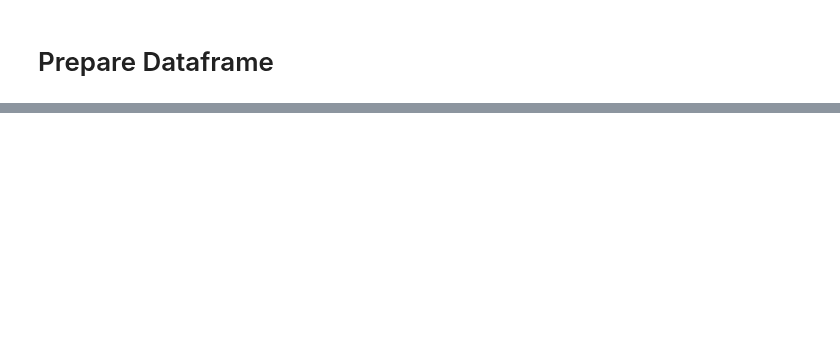
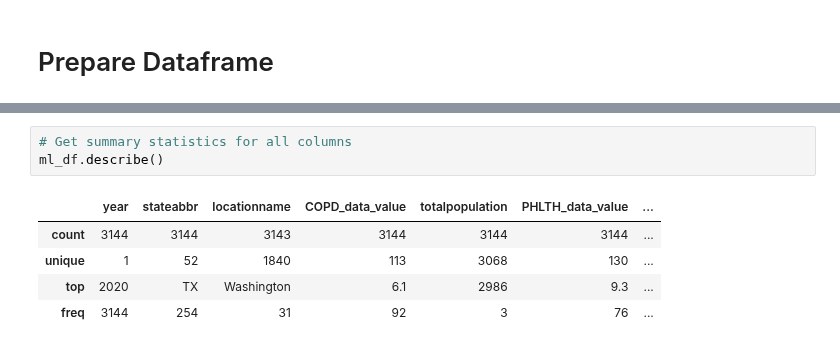
Before and after one commit to AvatarJoshi/copd_project, a Jupyter notebook: API_Connect.ipynb, the cells around one changed output, grey strips where cells are left out. Drawn from its saved outputs; the diff is of its cells as text; blank space fills up the shorter version.

```diff
--- a/API_Connect.ipynb
+++ b/API_Connect.ipynb
@@ -220,0 +228,9 @@ ml_df.head(3)
+# %%
+# Get summary statistics for all columns
+ml_df.describe()
+# %% [output]
+|  | year | stateabbr | locationname | COPD_data_value | totalpopulation | PHLTH_data_value | ... |
+| count | 3144 | 3144 | 3143 | 3144 | 3144 | 3144 | ... |
+| unique | 1 | 52 | 1840 | 113 | 3068 | 130 | ... |
+| top | 2020 | TX | Washington | 6.1 | 2986 | 9.3 | ... |
+| freq | 3144 | 254 | 31 | 92 | 3 | 76 | ... |
```
Also changed, not shown: parts of 11 cells of this notebook.
